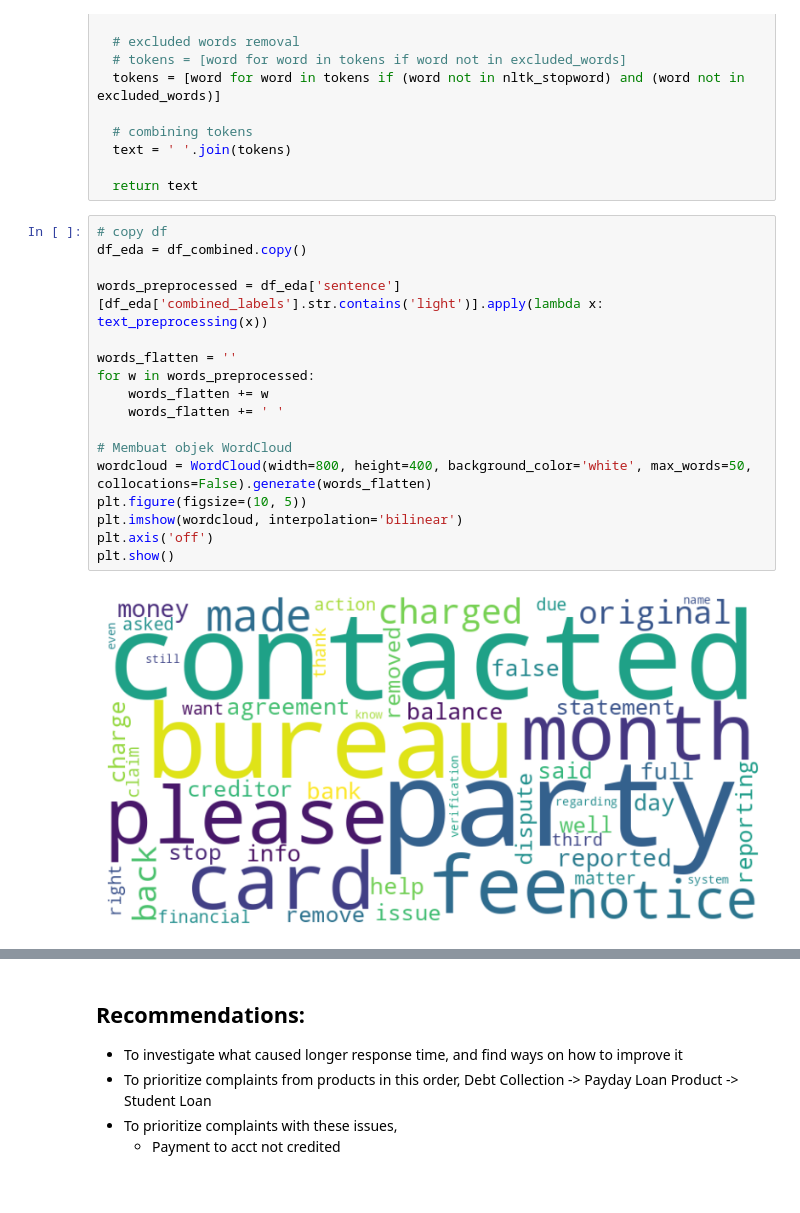
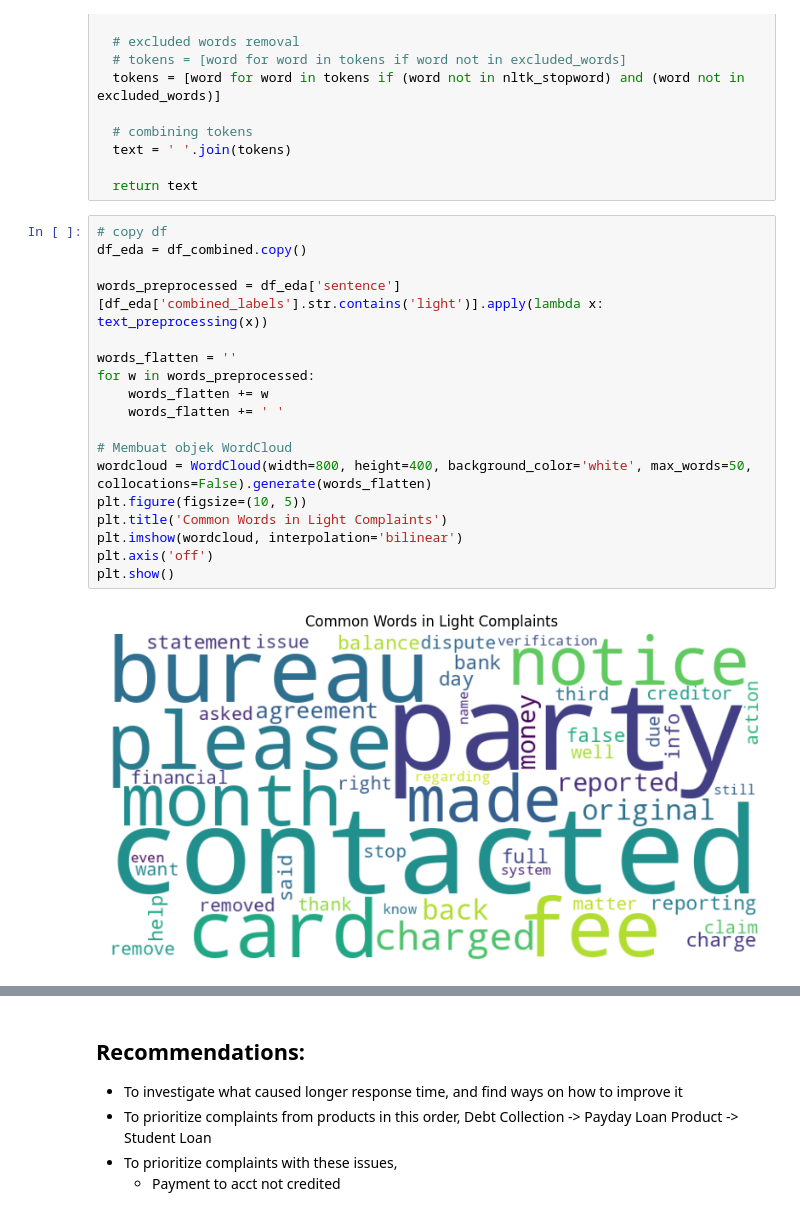
Before and after one commit to FTDS-assignment-bay/p2-final-project-ftds-016-hck-group-001, a Jupyter notebook: eda_labeled.ipynb, the cells around one changed output, grey strips where cells are left out. Cells and saved outputs as stored; diff of their text form; blank space fills up the shorter version.

Commit message:
update markdown & wordcloud title

```diff
--- a/eda_labeled.ipynb
+++ b/eda_labeled.ipynb
@@ -310,22 +310,23 @@ def text_preprocessing(text):
 # %%
 # copy df
 df_eda = df_combined.copy()
 
 words_preprocessed = df_eda['sentence'][df_eda['combined_labels'].str.contains('light')].apply(lambda x: text_preprocessing(x))
 
 words_flatten = ''
 for w in words_preprocessed:
     words_flatten += w
     words_flatten += ' '
 
 # Membuat objek WordCloud
 wordcloud = WordCloud(width=800, height=400, background_color='white', max_words=50, collocations=False).generate(words_flatten)
 plt.figure(figsize=(10, 5))
+plt.title('Common Words in Light Complaints')
 plt.imshow(wordcloud, interpolation='bilinear')
 plt.axis('off')
 plt.show()
 # %% [output]
-[figure, old version]
+[figure, new version]
 # %%
 # copy df
 df_eda = df_combined.copy()
```
Also changed, not shown: parts of 3 cells of this notebook.
